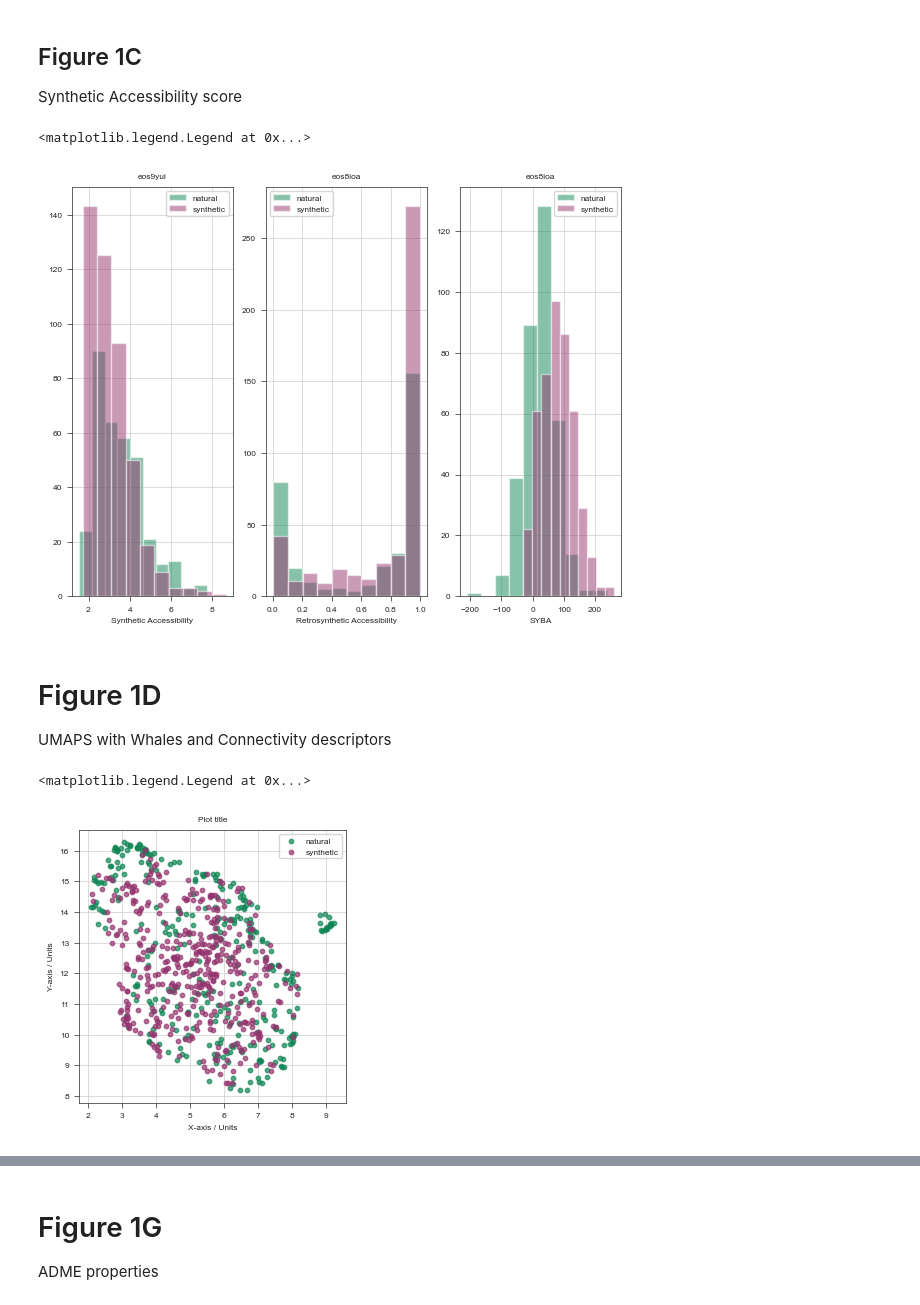
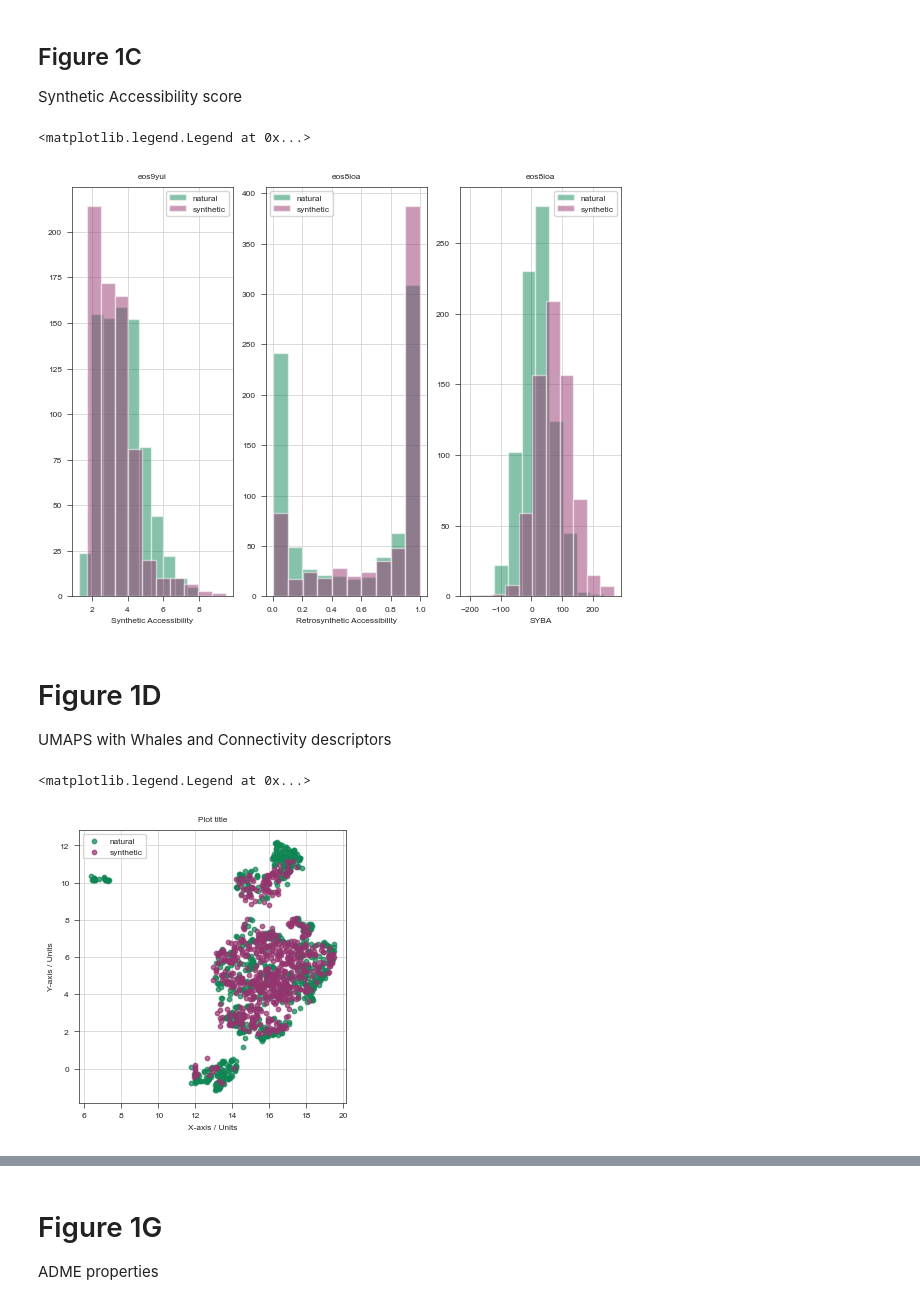
Before and after one commit to ersilia-os/sars-cov-2-chemspace, a Jupyter notebook: notebooks/02_ChemicalSpaceExploration.ipynb, the cells around one changed output, grey strips where cells are left out. Drawn from its saved outputs; the diff is of its cells as text; code cells hidden in the pictures.

```diff
--- a/notebooks/02_ChemicalSpaceExploration.ipynb
+++ b/notebooks/02_ChemicalSpaceExploration.ipynb
@@ -69,8 +69,8 @@ df2 = load_data("eos2r5a") #RA Score
 df3 = load_data("eos7pw8") #SYBA
 fig, axs = stylia.create_figure(1, 3, width=TWO_COLUMNS_WIDTH, height=0.75 * TWO_COLUMNS_WIDTH)
 ax = axs.next()
-ax.hist(df[df["category"]=="natural"]["sa_score"], alpha = 0.5, label = "natural", color = npc)
-ax.hist(df[df["category"]=="synthetic"]["sa_score"], alpha = 0.5, label = "synthetic", color = spc)
+ax.hist(df1[df1["category"]=="natural"]["sa_score"], alpha = 0.5, label = "natural", color = npc)
+ax.hist(df1[df1["category"]=="synthetic"]["sa_score"], alpha = 0.5, label = "synthetic", color = spc)
 ax.set_title("eos9yui")
 ax.set_xlabel("Synthetic Accessibility")
 ax.set_ylabel("")
@@ -91,33 +91,33 @@ ax.set_ylabel("")
 ax.legend()
 # %% [output]
 <matplotlib.legend.Legend at 0x...>
-[figure, old version]
+[figure, new version]
 # %% [markdown]
 # Figure 1D
 UMAPS with Whales and Connectivity descriptors
 # %%
 import umap
 import numpy as np
 df = load_data("eos24ur")
 df = df.dropna()
 descs = df.iloc[:, 4:]
 descs_array = descs.values
 descs_nat = df[df["category"]=="natural"].iloc[:,4:]
 descs_syn = df[df["category"]=="synthetic"].iloc[:,4:]
 
-umap_trn = umap.UMAP(n_neighbors=100)
+umap_trn = umap.UMAP(n_neighbors=50)
 all_umap = umap_trn.fit_transform(descs_array)
 np_umap = umap_trn.transform(descs_nat)
 syn_umap = umap_trn.transform(descs_syn)
 
 fig, axs = stylia.create_figure(1, 1, width=ONE_COLUMN_WIDTH, height=0.5 * TWO_COLUMNS_WIDTH)
 ax = axs.next()
 ax.scatter(np.transpose(np_umap)[0], np.transpose(np_umap)[1], alpha = 0.7, label="natural", color = npc)
 ax.scatter(np.transpose(syn_umap)[0], np.transpose(syn_umap)[1], alpha = 0.7, label = "synthetic", color = spc)
 ax.legend()
 # %% [output]
 <matplotlib.legend.Legend at 0x...>
-[figure, old version]
+[figure, new version]
 # %%
 import umap
 import numpy as np
```
Also changed, not shown: parts of 12 cells of this notebook, 58 other files.
